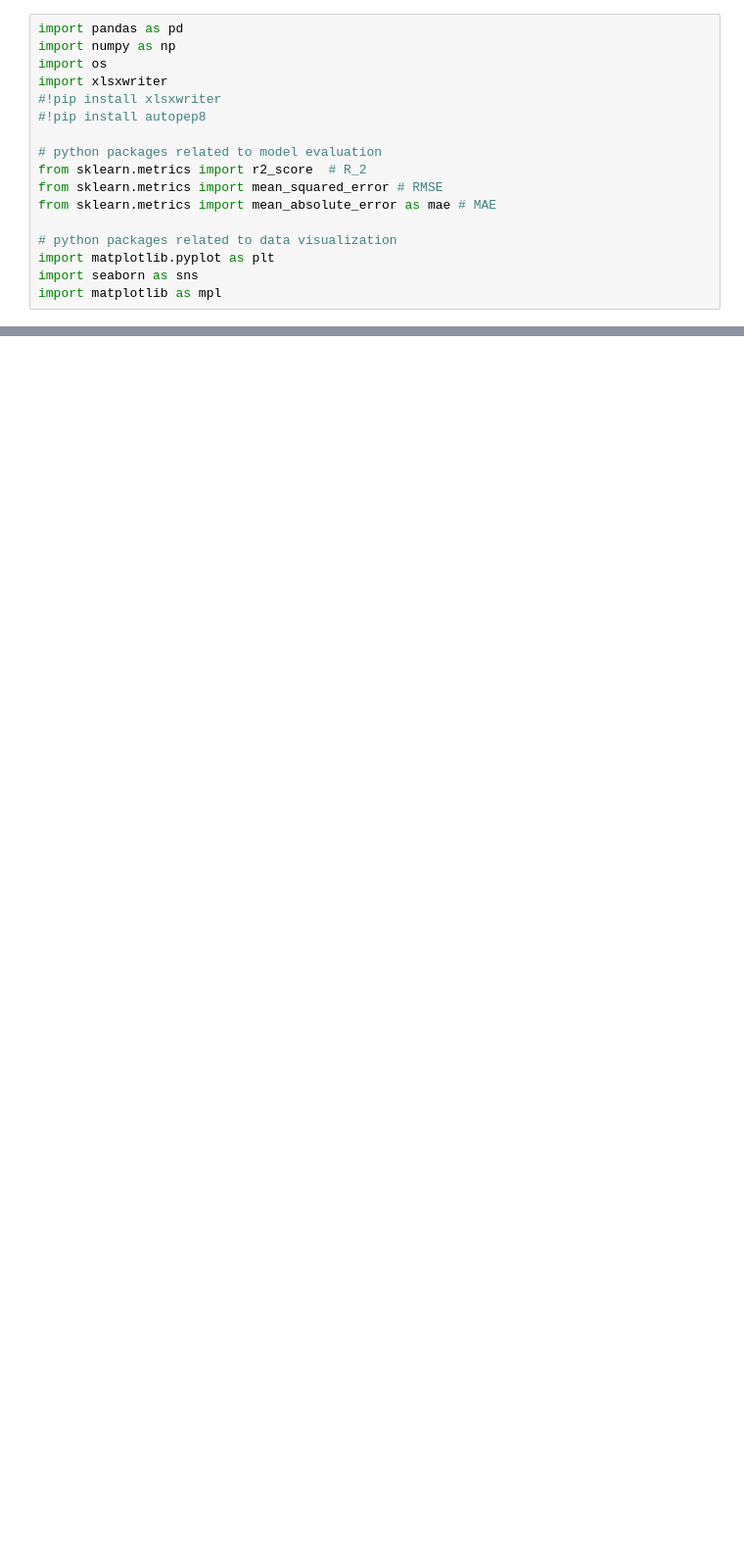
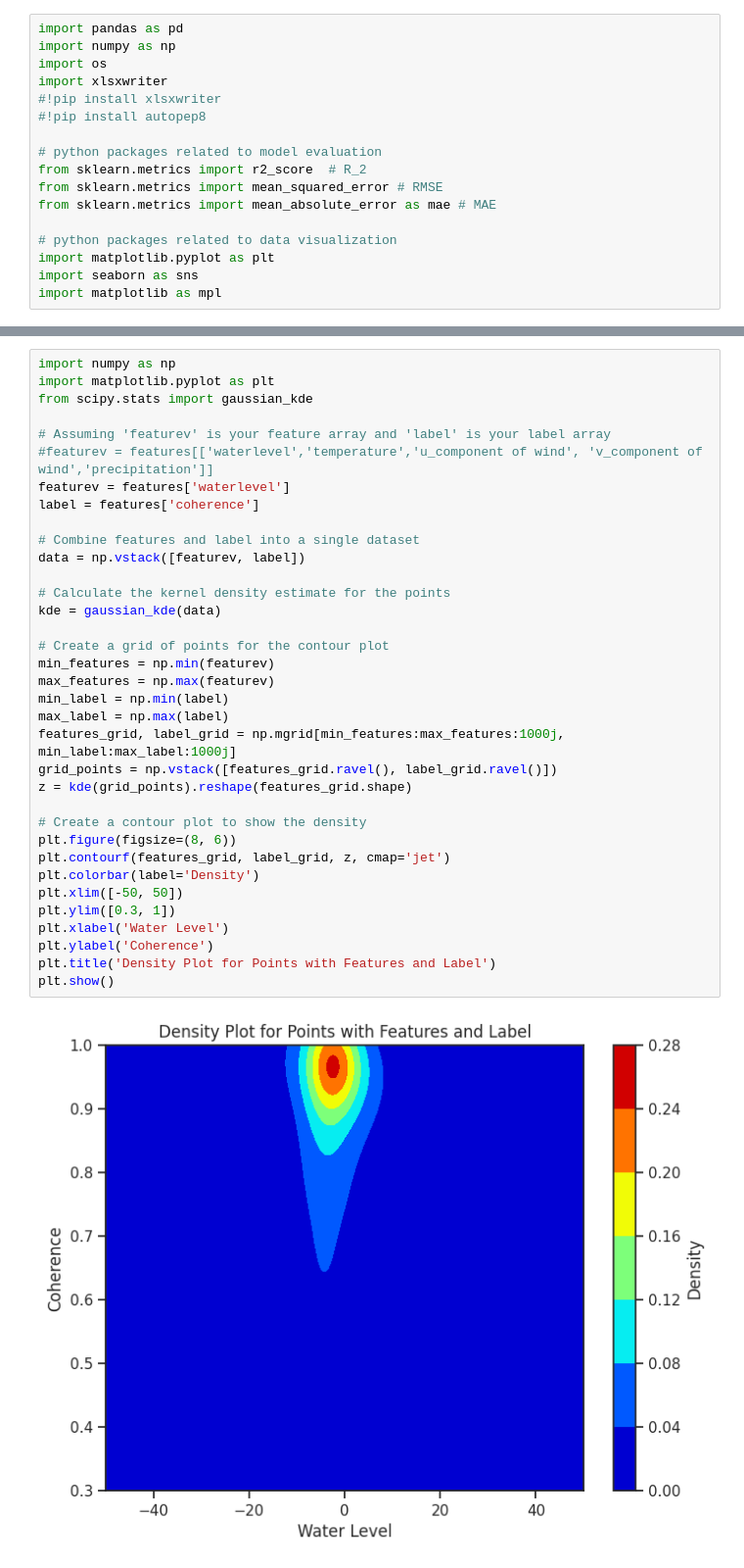
Before and after one commit to sophie8910/ML-ImpactorsOnInSARCoherence, a Jupyter notebook: Codes/Python/Step1_Exploring_Data.ipynb, the cells around one changed output, grey strips where cells are left out. Shown at 98% size. Drawn from its saved outputs; the diff is of its cells as text; blank space fills up the shorter version.

```diff
--- a/Codes/Python/Step1_Exploring_Data.ipynb
+++ b/Codes/Python/Step1_Exploring_Data.ipynb
@@ -82,0 +247,37 @@ IndentationError: unexpected indent (1656426342.py, line 28)
+# %%
+import numpy as np
+import matplotlib.pyplot as plt
+from scipy.stats import gaussian_kde
+
+# Assuming 'featurev' is your feature array and 'label' is your label array
+#featurev = features[['waterlevel','temperature','u_component of wind', 'v_component of wind','precipitation']]
+featurev = features['waterlevel']
+label = features['coherence']
+
+# Combine features and label into a single dataset
+data = np.vstack([featurev, label])
+
+# Calculate the kernel density estimate for the points
+kde = gaussian_kde(data)
+
+# Create a grid of points for the contour plot
+min_features = np.min(featurev)
+max_features = np.max(featurev)
+min_label = np.min(label)
+max_label = np.max(label)
+features_grid, label_grid = np.mgrid[min_features:max_features:1000j, min_label:max_label:1000j]
+grid_points = np.vstack([features_grid.ravel(), label_grid.ravel()])
+z = kde(grid_points).reshape(features_grid.shape)
+
+# Create a contour plot to show the density
+plt.figure(figsize=(8, 6))
+plt.contourf(features_grid, label_grid, z, cmap='jet')
+plt.colorbar(label='Density')
+plt.xlim([-50, 50])
+plt.ylim([0.3, 1])
+plt.xlabel('Water Level')
+plt.ylabel('Coherence')
+plt.title('Density Plot for Points with Features and Label')
+plt.show()
+# %% [output]
+[figure, added]
```
Also changed, not shown: parts of 14 cells of this notebook, 12 other files.
